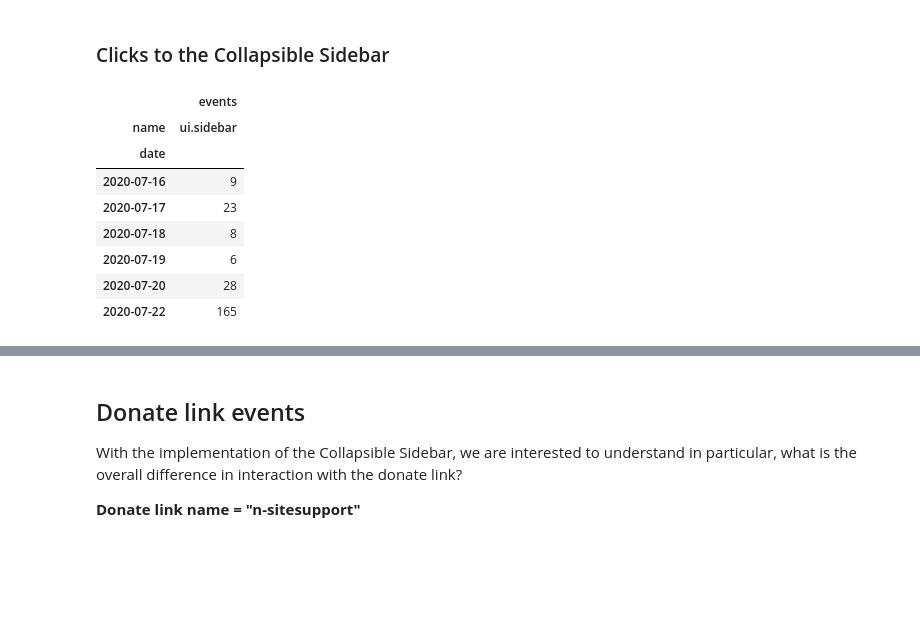
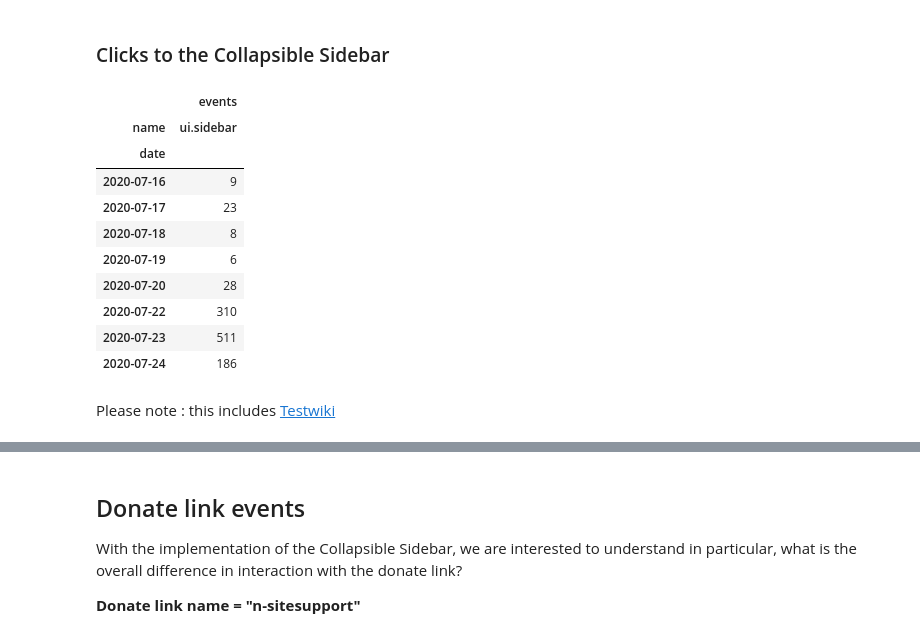
Before and after one commit to wikimedia-research/Collapsible-Sidebar-Analysis, a Jupyter notebook: Post Deployment Data QA for Collapsible Sidebar Instrumentation.ipynb, the cells around one changed output, grey strips where cells are left out. Saved outputs shown, nothing was run; the diff lists cells and outputs as text; code cells hidden in the pictures; blank space fills up the shorter version.

```diff
--- a/Post Deployment Data QA for Collapsible Sidebar Instrumentation.ipynb
+++ b/Post Deployment Data QA for Collapsible Sidebar Instrumentation.ipynb
@@ -40,7 +73,8 @@ SELECT
 FROM event.desktopwebuiactionstracking
 WHERE
   year = 2020
-  AND month=7 AND day > 15
+  AND month=7 AND day > 19
+  AND wiki <>'testwiki'
 GROUP BY date_format(dt, "yyyy-MM-dd"), event.action, wiki
 """)
 # %%
@@ -73,7 +113,8 @@ SELECT
 FROM event.desktopwebuiactionstracking
 WHERE
   year = 2020
-  AND month=7 AND day > 15
+  AND month=7 AND day > 19
+  AND wiki <> 'testwiki'
 GROUP BY event.action, event.skinversion
 """)
 # %%
@@ -98,7 +139,7 @@ SELECT
 FROM event.desktopwebuiactionstracking
 WHERE
   year = 2020
-  AND month=7 AND day > 15
+  AND month=7 AND day > 19
 GROUP BY event.action, event.skinversion, wiki
 """)
 # %%
@@ -129,19 +170,24 @@ SELECT
 FROM event.desktopwebuiactionstracking
 WHERE
   year = 2020
-  AND month=7 and day>15
+  AND month=7 and day>19
   AND event.name LIKE 'ui.%'
 GROUP BY date_format(dt, "yyyy-MM-dd"), event.name
 """)
 # %%
-count_actions_sidebar.pivot(index='date', columns='name')
+count_actions_sidebar_pivot=count_actions_sidebar.pivot(index='date', columns='name')
+count_actions_sidebar_pivot
 # %% [output]
 |  | events |
 | name | ui.sidebar |
 | date |  |
 | 2020-07-16 | 9 |
 | 2020-07-17 | 23 |
 | 2020-07-18 | 8 |
 | 2020-07-19 | 6 |
 | 2020-07-20 | 28 |
-| 2020-07-22 | 165 |
+| 2020-07-22 | 310 |
+| 2020-07-23 | 511 |
+| 2020-07-24 | 186 |
+# %% [markdown]
+Please note : this includes [Testwiki](https://test.wikipedia.org/wiki/Main_Page)
```
Also changed, not shown: parts of 23 cells of this notebook.
